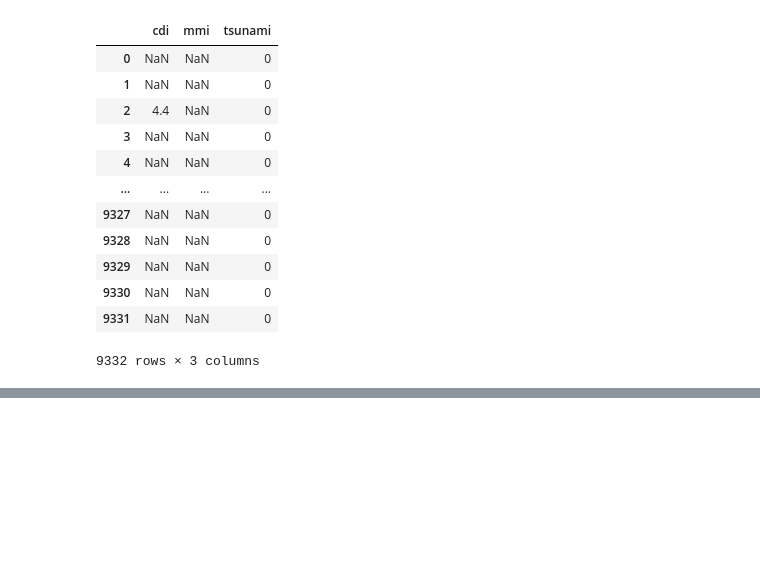
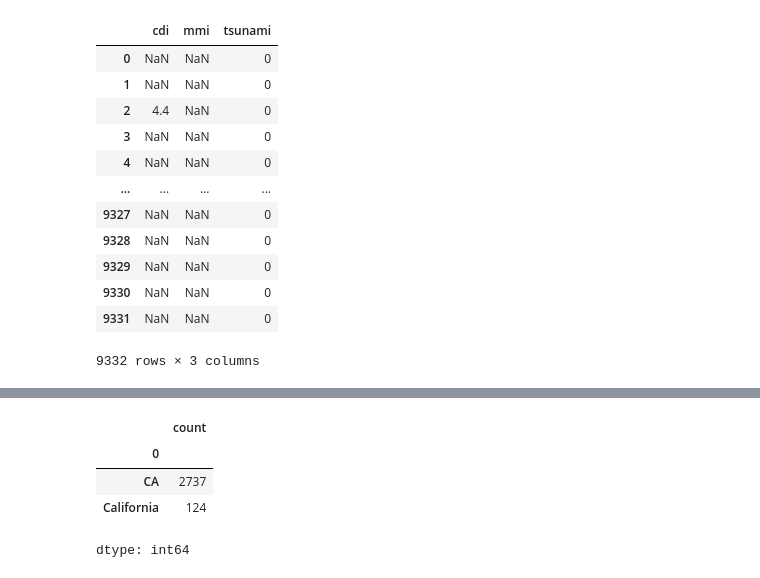
Before and after one commit to OfTheByteQuest/Data-Analytics-Learning-and-Projects, a Jupyter notebook: Chapter-2/Chapter-2.ipynb, the cells around one changed output, grey strips where cells are left out. Saved outputs shown, nothing was run; the diff lists cells and outputs as text; code cells hidden in the pictures; blank space fills up the shorter version.

Commit message:
Learnt: Entity Recognition in Pandas using str.contains and str.extract methods with regex.

```diff
--- a/Chapter-2/Chapter-2.ipynb
+++ b/Chapter-2/Chapter-2.ipynb
@@ -827,0 +846,8 @@ df.filter(regex = 'i$', axis=1)
+# %%
+df['place'].str.extract(r'(CA|California)$').dropna().value_counts()
+# %% [output]
+|  | count |
+| 0 |  |
+| CA | 2737 |
+| California | 124 |
+dtype: int64
```
Also changed, not shown: parts of 9 cells of this notebook.
